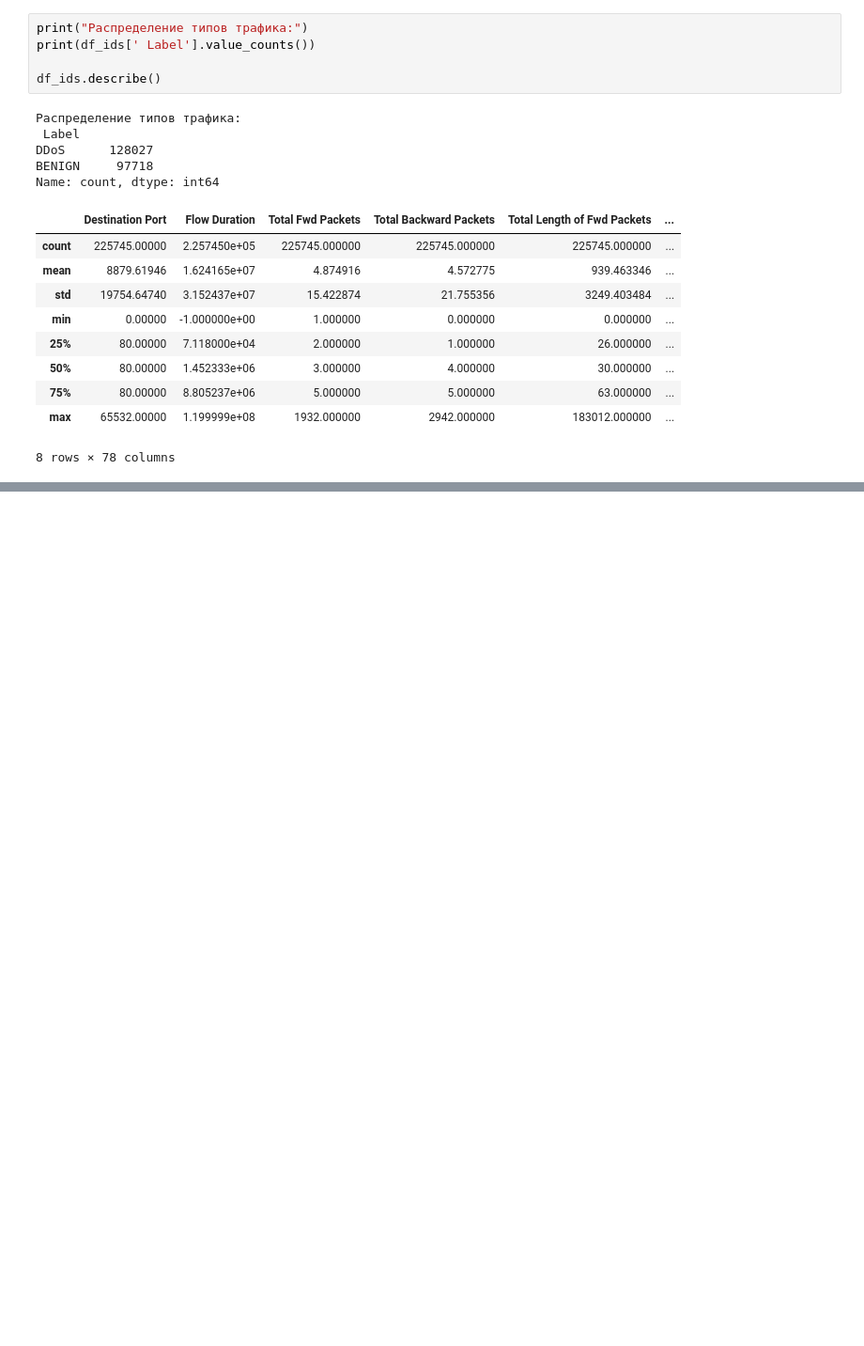
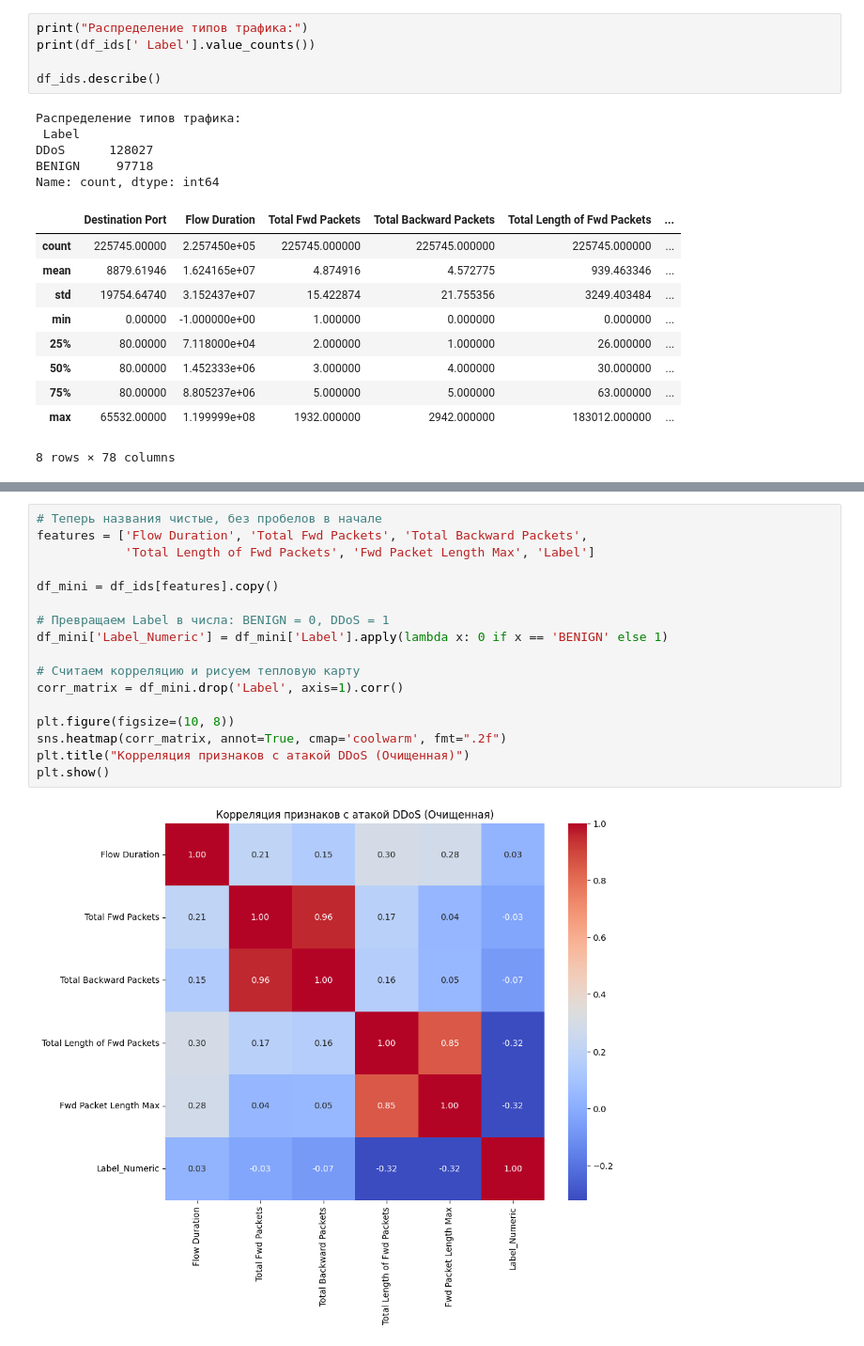
Before and after one commit to nuassensei/NetworkAnomalyDetection, a Jupyter notebook: analysis.ipynb, the cells around one changed output, grey strips where cells are left out. Shown at 94% size. Saved outputs shown, nothing was run; the diff lists cells and outputs as text; blank space fills up the shorter version.

```diff
--- a/analysis.ipynb
+++ b/analysis.ipynb
@@ -91,0 +125,19 @@ Name: count, dtype: int64
+# %%
+# Теперь названия чистые, без пробелов в начале
+features = ['Flow Duration', 'Total Fwd Packets', 'Total Backward Packets',
+            'Total Length of Fwd Packets', 'Fwd Packet Length Max', 'Label']
+
+df_mini = df_ids[features].copy()
+
+# Превращаем Label в числа: BENIGN = 0, DDoS = 1
+df_mini['Label_Numeric'] = df_mini['Label'].apply(lambda x: 0 if x == 'BENIGN' else 1)
+
+# Считаем корреляцию и рисуем тепловую карту
+corr_matrix = df_mini.drop('Label', axis=1).corr()
+
+plt.figure(figsize=(10, 8))
+sns.heatmap(corr_matrix, annot=True, cmap='coolwarm', fmt=".2f")
+plt.title("Корреляция признаков с атакой DDoS (Очищенная)")
+plt.show()
+# %% [output]
+[figure, added]
```
Also changed, not shown: parts of 3 cells of this notebook.
